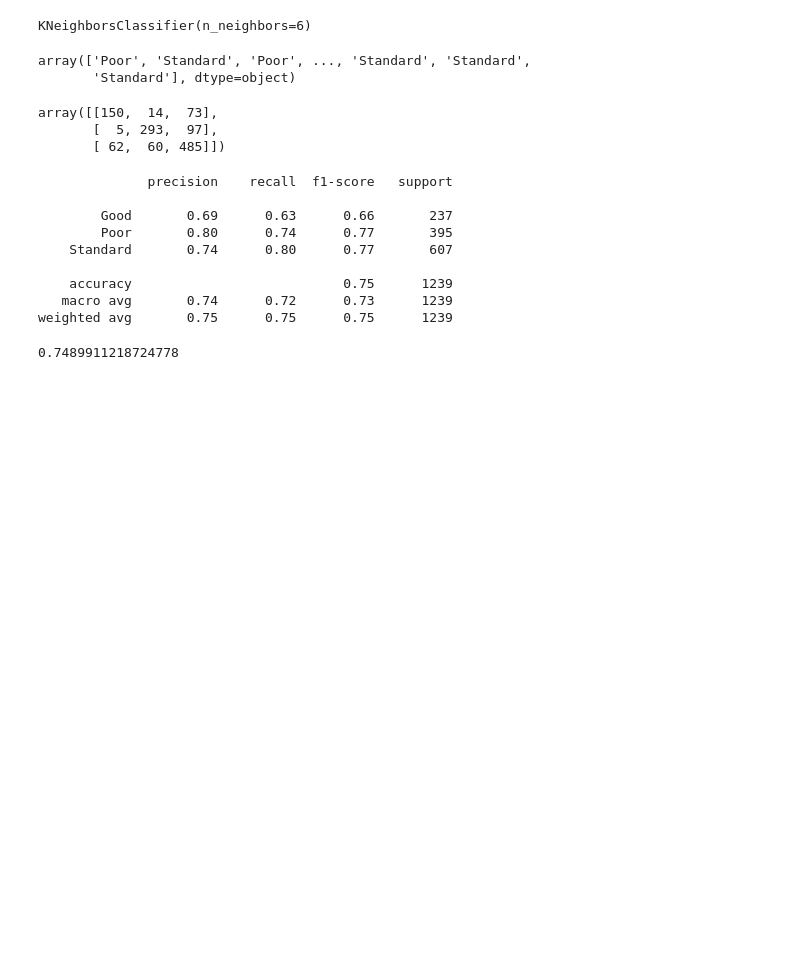
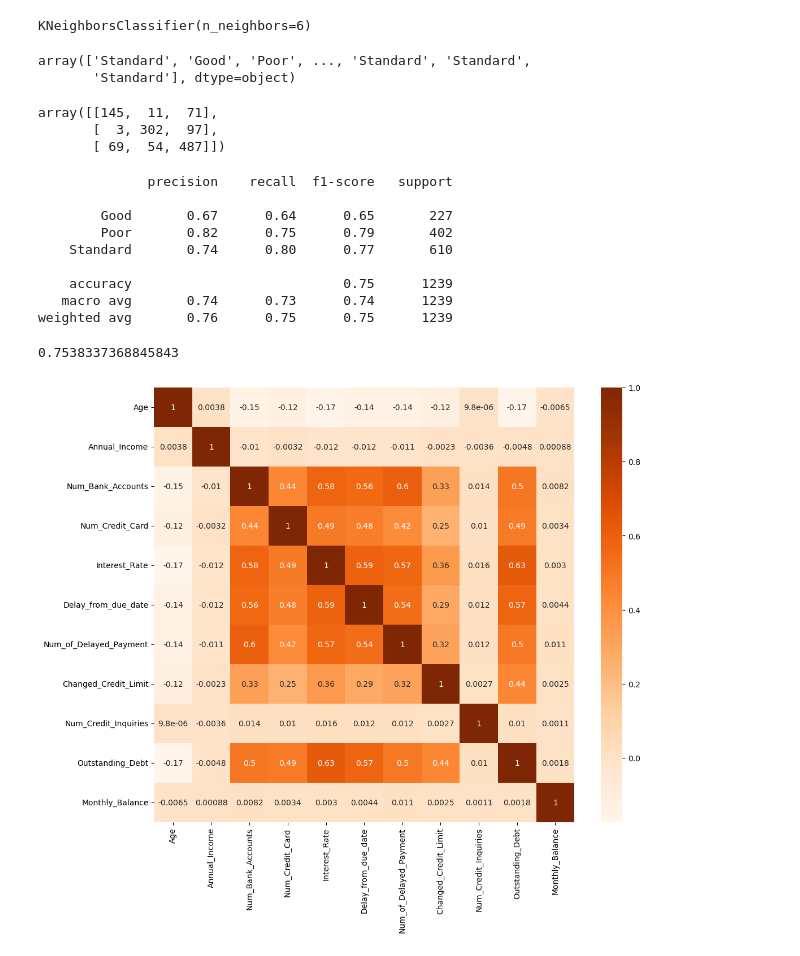
Before and after one commit to josephlomas/Project4_GroupRepo, a Jupyter notebook: Credit_Data_Model.ipynb, the cells around one changed output. Drawn from its saved outputs; the diff is of its cells as text; code cells hidden in the pictures; blank space fills up the shorter version.

```diff
--- a/Credit_Data_Model.ipynb
+++ b/Credit_Data_Model.ipynb
@@ -28,7 +33,7 @@ credit_df.head()
 # Split target column from dataset
 y = credit_df['Credit_Score']
 columns_to_drop = ['Credit_Score', 'Occupation', 'Num_of_Loan', 'Credit_Utilization_Ratio', 'Credit_History_Age',
-                  'Payment_of_Min_Amount', 'Total_EMI_per_month', 'Amount_invested_monthly', 'Payment_Behaviour']
+                  'Payment_of_Min_Amount', 'Total_EMI_per_month', 'Amount_invested_monthly', 'Payment_Behaviour', 'Credit_Mix']
 X = credit_df.drop(columns=columns_to_drop)
 # %%
 # Preview the data
@@ -86,30 +91,38 @@ y_pred = model.predict(X_test_scaled)
 # Review the predictions
 y_pred
 # %% [output]
-array(['Poor', 'Standard', 'Poor', ..., 'Standard', 'Standard',
+array(['Standard', 'Good', 'Poor', ..., 'Standard', 'Standard',
        'Standard'], dtype=object)
 # %%
 # Print confusion matrix
 confusion_matrix(y_pred,y_test)
 # %% [output]
-array([[150,  14,  73],
-       [  5, 293,  97],
-       [ 62,  60, 485]])
+array([[145,  11,  71],
+       [  3, 302,  97],
+       [ 69,  54, 487]])
 # %%
 # Print classification report
 print(classification_report(y_pred,y_test))
 # %% [output]
               precision    recall  f1-score   support
 
-        Good       0.69      0.63      0.66       237
-        Poor       0.80      0.74      0.77       395
-    Standard       0.74      0.80      0.77       607
+        Good       0.67      0.64      0.65       227
+        Poor       0.82      0.75      0.79       402
+    Standard       0.74      0.80      0.77       610
 
     accuracy                           0.75      1239
-   macro avg       0.74      0.72      0.73      1239
-weighted avg       0.75      0.75      0.75      1239
+   macro avg       0.74      0.73      0.74      1239
+weighted avg       0.76      0.75      0.75      1239
 # %%
 #Check performance using accuracy
 print(accuracy_score(y_test, y_pred))
 # %% [output]
-0.7489911218724778
+0.7538337368845843
+# %%
+#Using Pearson Correlation
+plt.figure(figsize=(12,10))
+cor = X.corr()
+sns.heatmap(cor, annot=True, cmap=plt.cm.Oranges)
+plt.show()
+# %% [output]
+[figure, added]
```
Also changed, not shown: parts of 19 cells of this notebook.
